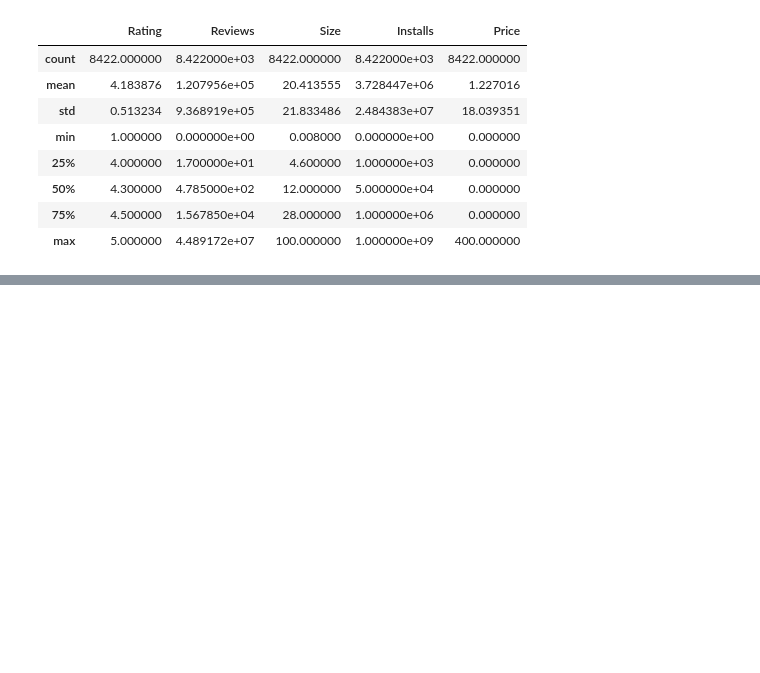
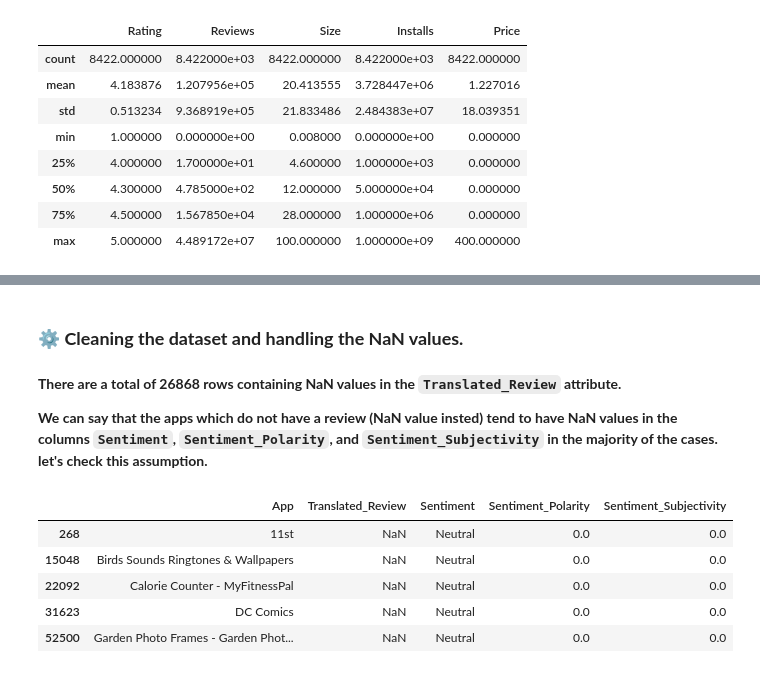
Before and after one commit to ashish-mali/EDA-On-Playstore-App-Reviews, a Jupyter notebook: Play_Store_App_Review_Analysis_Capstone_Project.ipynb, the cells around one changed output, grey strips where cells are left out. Drawn from its saved outputs; the diff is of its cells as text; code cells hidden in the pictures; blank space fills up the shorter version.

```diff
--- a/Play_Store_App_Review_Analysis_Capstone_Project.ipynb
+++ b/Play_Store_App_Review_Analysis_Capstone_Project.ipynb
@@ -1459,0 +1639,15 @@ ps_df.describe()
+# %% [markdown]
+### ⚙ <b>Cleaning the dataset and handling the NaN values.</b>
+# %% [markdown]
+<p><b>There are a total of 26868 rows containing NaN values in the <code>Translated_Review</code> attribute.</b></p>
+<p><b>We can say that the apps which do not have a review (NaN value insted) tend to have NaN values in the columns <code>Sentiment</code>, <code>Sentiment_Polarity</code>, and <code>Sentiment_Subjectivity</code> in the majority of the cases. let's check this assumption.</b></p>
+# %%
+# checking rows corresponding to the NaN values in the translated_review attibute, where the rest of the attributes are non null or not.
+ur_df[ur_df['Translated_Review'].isnull() & ur_df['Sentiment'].notna()]
+# %% [output]
+|  | App | Translated_Review | Sentiment | Sentiment_Polarity | Sentiment_Subjectivity |
+| 268 | 11st | NaN | Neutral | 0.0 | 0.0 |
+| 15048 | Birds Sounds Ringtones & Wallpapers | NaN | Neutral | 0.0 | 0.0 |
+| 22092 | Calorie Counter - MyFitnessPal | NaN | Neutral | 0.0 | 0.0 |
+| 31623 | DC Comics | NaN | Neutral | 0.0 | 0.0 |
+| 52500 | Garden Photo Frames - Garden Phot... | NaN | Neutral | 0.0 | 0.0 |
```
Also changed, not shown: parts of 49 cells of this notebook.
